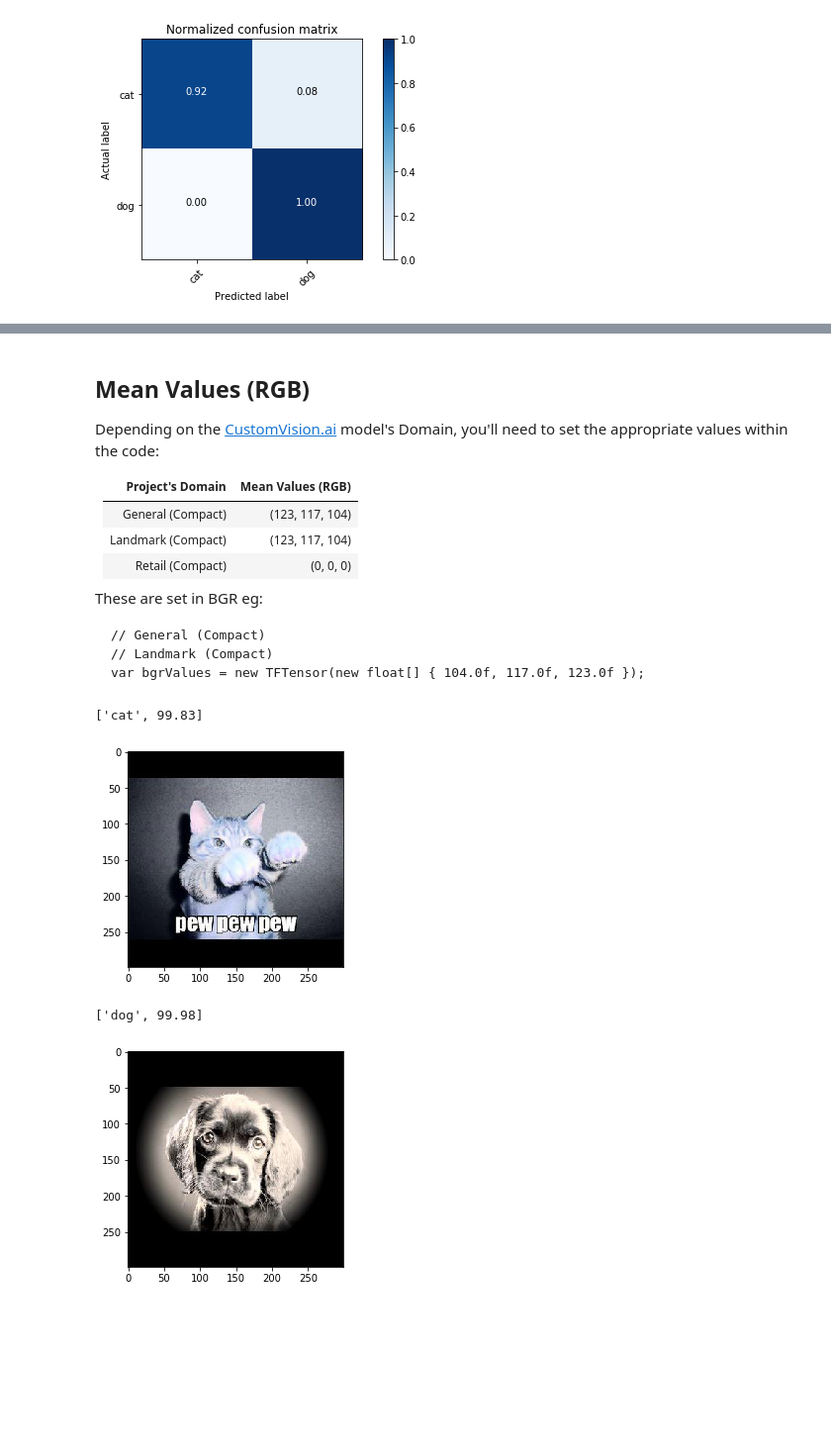
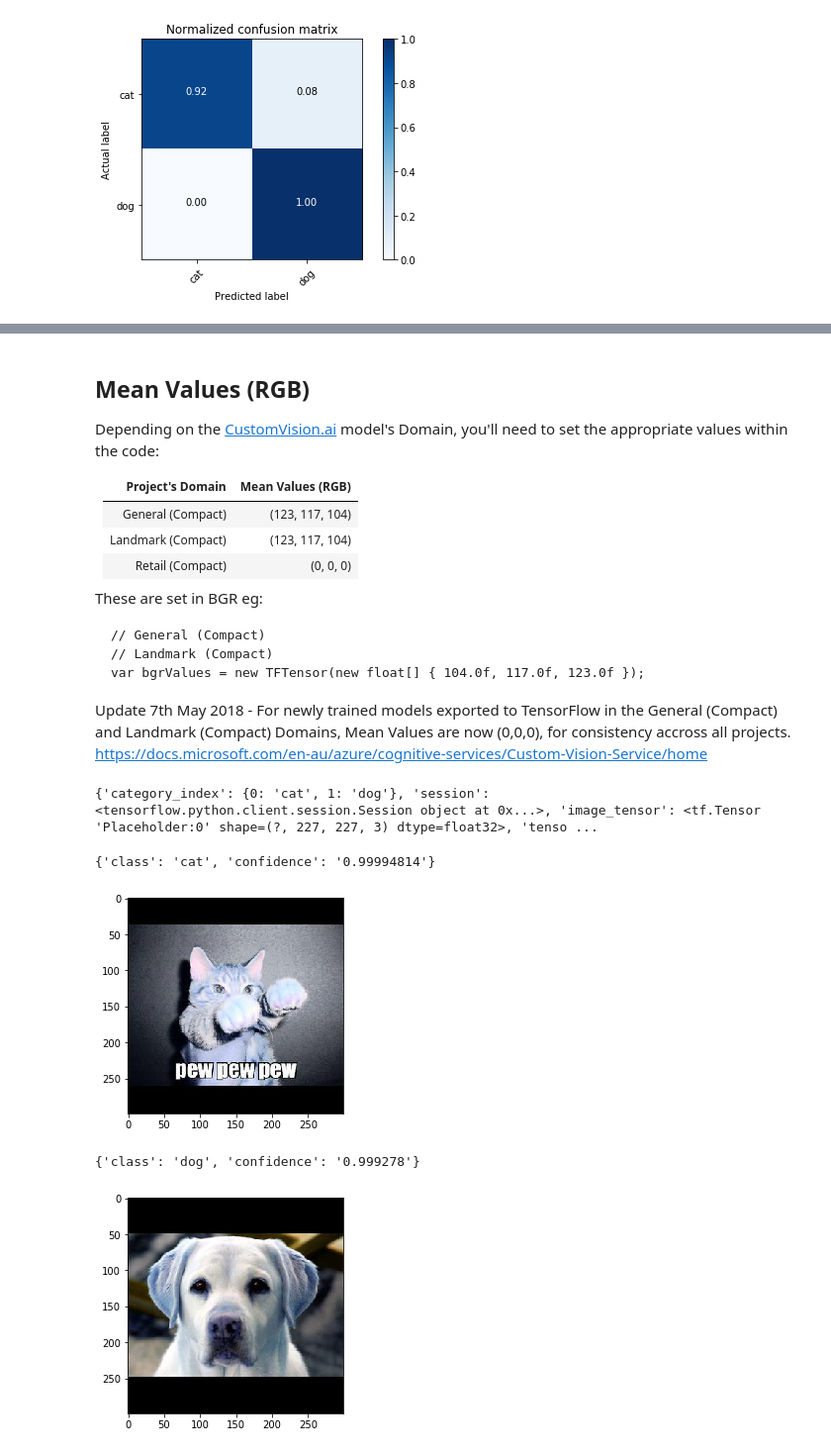
Before and after one commit to Azadehkhojandi/Custom-Vision-Generator, a Jupyter notebook: PythonNotebook/Image Search Cognitive Services.ipynb, the cells around one changed output, grey strips where cells are left out. Shown at 99% size. Cells and saved outputs as stored; diff of their text form; code cells hidden in the pictures; blank space fills up the shorter version.

Commit message:
update to the notebook due to recent CustomVision.ai updates reseting mean values and releasing new export types docker and ONNX

````diff
--- a/PythonNotebook/Image Search Cognitive Services.ipynb
+++ b/PythonNotebook/Image Search Cognitive Services.ipynb
@@ -271,13 +271,15 @@ print("[INFO] constructing training/testing split...")
 
 trainer = training_api.TrainingApi(training_key)
 
-#domains = trainer.get_domains()
-#for (i, domain) in enumerate(domains):
-    #print(domain)
+domains = trainer.get_domains()
+domain_id = ''
+for (i, domain) in enumerate(domains):
+    if domain.name=='General (compact)':  #General (compact) domain - exportable
+        domain_id = domain.id
 
 # Create a new project
 if (project_id==""):
-    project = trainer.create_project(projectName, domain_id='0732100f-1a38-4e49-a514-c9b44c697ab5') #General (compact) domain - exportable
+    project = trainer.create_project(projectName, domain_id=domain_id)
     project_id = project.id
     print("Created Project - "+project.name+" : "+project.id)
 # %% [output]
@@ -535,0 +533,23 @@ writing file data\catdog_images_test_train\model\d665d7a986dc4e68aa95ca545020746
+# %%
+for (i, export) in enumerate(exports):
+    if(export.status=='Done'):
+        if(export.platform=='CoreML'):
+            print('writing file {}'.format(model_dir+sep+modelNm))
+            with urllib.request.urlopen(export.download_uri) as response, open(model_dir+sep+modelNm, 'wb') as out_file:
+                data = response.read() # a `bytes` object
+                out_file.write(data)
+        if(export.platform=='TensorFlow'):
+            print('writing file {}'.format(model_dir+sep+tfModelNm))
+            with urllib.request.urlopen(export.download_uri) as response, open(model_dir+sep+tfModelNm, 'wb') as out_file:
+                data = response.read() # a `bytes` object
+                out_file.write(data)
+        if(export.platform=='ONNX'):
+            print('writing file {}'.format(model_dir+sep+onnxNm))
+            with urllib.request.urlopen(export.download_uri) as response, open(model_dir+sep+onnxNm, 'wb') as out_file:
+                data = response.read() # a `bytes` object
+                out_file.write(data)
+        if(export.platform=='DockerFile'):
+            print('writing file {}'.format(model_dir+sep+dockerModelNm))
+            with urllib.request.urlopen(export.download_uri) as response, open(model_dir+sep+dockerModelNm, 'wb') as out_file:
+                data = response.read() # a `bytes` object
+                out_file.write(data)
@@ -549,5 +574,6 @@ writing file data\catdog_images_test_train\model\f6b2dd0605294dba83d3973c7218bab
 # %%
 import zipfile
+tf_model_dir = format(os.path.join(model_dir,"TensorFlow"))
 zip_ref = zipfile.ZipFile(model_dir+sep+tfModelNm, 'r')
-zip_ref.extractall(model_dir)
+zip_ref.extractall(tf_model_dir)
 zip_ref.close()
@@ -572,3 +603,5 @@ These are set in BGR eg:
 // Landmark (Compact)
 var bgrValues = new TFTensor(new float[] { 104.0f, 117.0f, 123.0f });
 ```
+
+Update 7th May 2018 - For newly trained models exported to TensorFlow in the General (Compact) and Landmark (Compact) Domains, Mean Values are now (0,0,0), for consistency accross all projects. https://docs.microsoft.com/en-au/azure/cognitive-services/Custom-Vision-Service/home
@@ -652,20 +688,25 @@ init()
+# %%
+model = load_model(tf_model_file)
+print(model)
+# %% [output]
+{'category_index': {0: 'cat', 1: 'dog'}, 'session': <tensorflow.python.client.session.Session object at 0x...>, 'image_tensor': <tf.Tensor 'Placeholder:0' shape=(?, 227, 227, 3) dtype=float32>, 'tenso ...
 # %%
 plt.imshow(Image.open(testFileName))
-print(run(testFileName))
+print(evaluate(model, testFileName))
 # %% [output]
-['cat', 99.83]
+{'class': 'cat', 'confidence': '0.99994814'}
 [figure]
 # %%
 #test_img_url = 'http://images1.fanpop.com/images/image_uploads/Funny-Cat-Pictures-cats-935656_500_375.jpg' # sample cat image
-test_img_url = 'http://images6.fanpop.com/image/photos/32900000/Puppy-dogs-32927774-1500-1001.jpg' # sample dog image
+test_img_url = 'http://www.petmeds.org/wp-content/uploads/2012/01/7247801_081708_DSC_0937.jpg' # sample dog image
 with urllib.request.urlopen(test_img_url) as response, open(testFileName, 'wb') as out_file:
         data = response.read() # a `bytes` object
         out_file.write(data)
 
 resize_eq(testFileName)
 
 plt.imshow(Image.open(testFileName))
-print(run(testFileName))
+print(evaluate(model, testFileName))
 # %% [output]
-['dog', 99.98]
+{'class': 'dog', 'confidence': '0.999278'}
-[figure, old version]
+[figure, new version]
````
Also changed, not shown: parts of 14 cells of this notebook.
